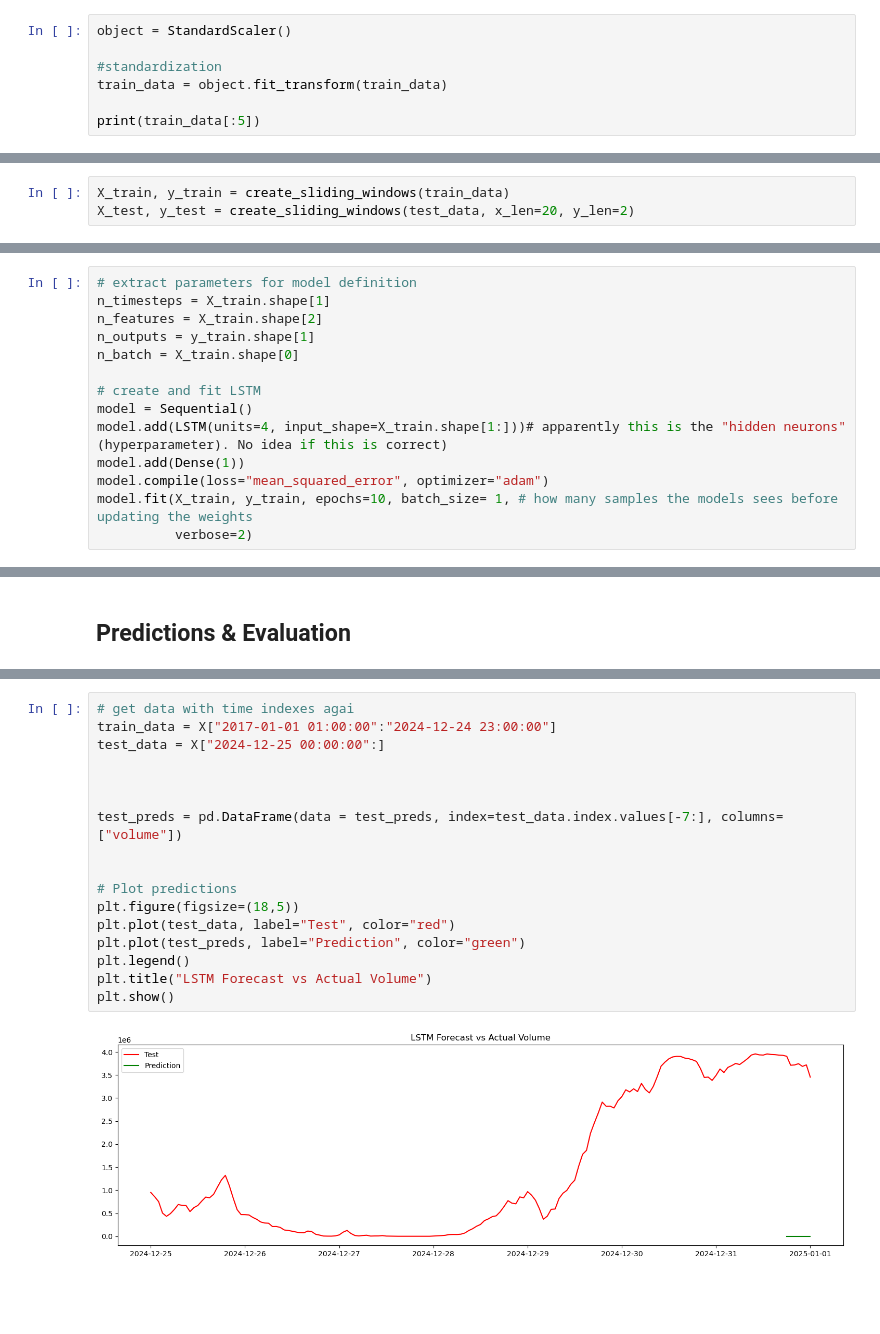
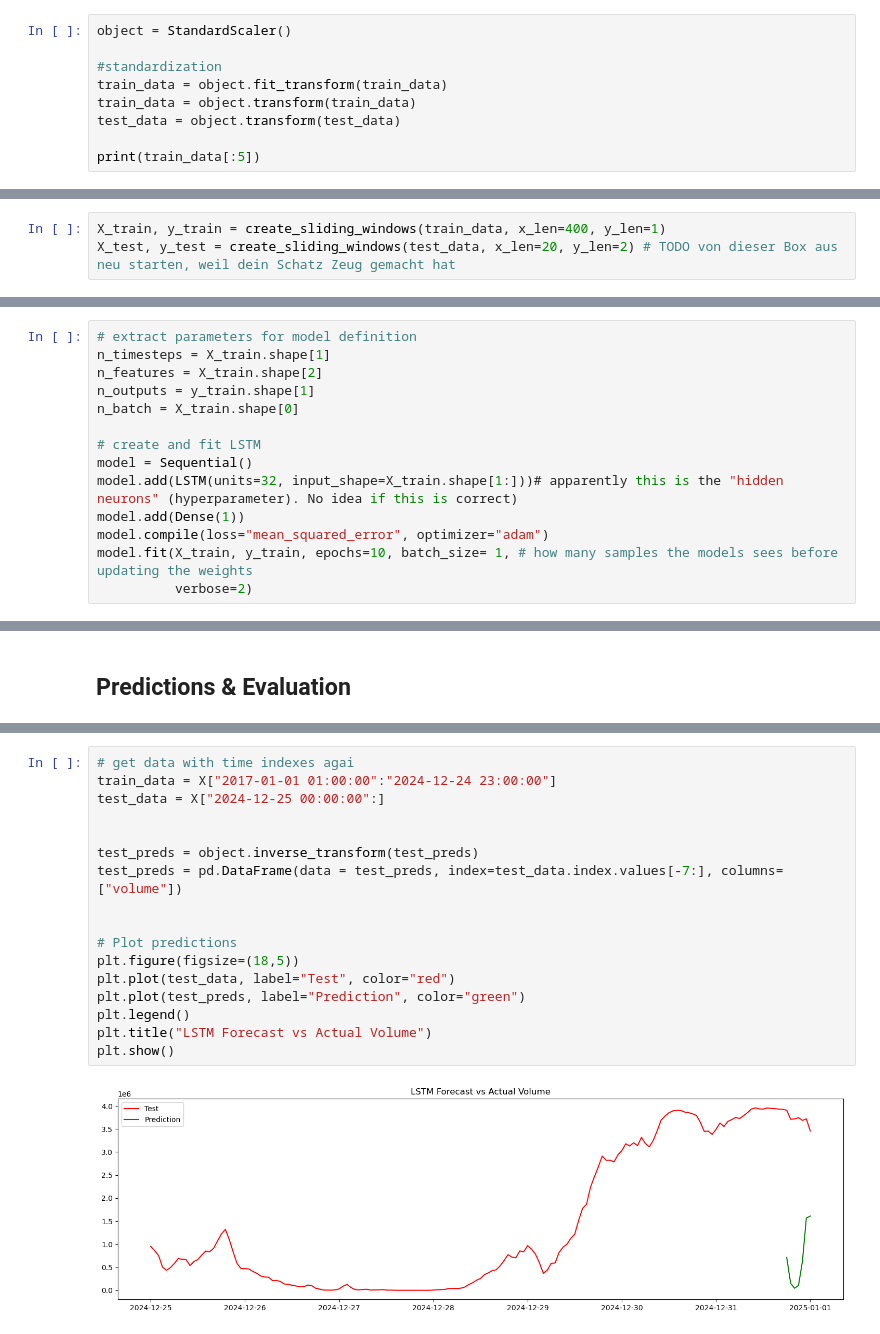
Before and after one commit to benrodion/Watts-next, a Jupyter notebook: LSTM.ipynb, the cells around one changed output, grey strips where cells are left out. Cells and saved outputs as stored; diff of their text form; blank space fills up the shorter version.

Commit message:
slightly improved LSTM

```diff
--- a/LSTM.ipynb
+++ b/LSTM.ipynb
@@ -124,6 +127,8 @@ object = StandardScaler()
 
 #standardization
 train_data = object.fit_transform(train_data)
+train_data = object.transform(train_data)
+test_data = object.transform(test_data)
 
 print(train_data[:5])
 # %% [output]
@@ -135,8 +140,8 @@ print(train_data[:5])
 # %% [markdown]
 ## Create 3D-dataset
 # %%
-X_train, y_train = create_sliding_windows(train_data)
-X_test, y_test = create_sliding_windows(test_data, x_len=20, y_len=2)
+X_train, y_train = create_sliding_windows(train_data, x_len=400, y_len=1)
+X_test, y_test = create_sliding_windows(test_data, x_len=20, y_len=2) # TODO von dieser Box aus neu starten, weil dein Schatz Zeug gemacht hat
 # %% [markdown]
 ## Model Creation
 # %%
@@ -148,7 +153,7 @@ n_batch = X_train.shape[0]
 
 # create and fit LSTM
 model = Sequential()
-model.add(LSTM(units=4, input_shape=X_train.shape[1:]))# apparently this is the "hidden neurons" (hyperparameter). No idea if this is correct)
+model.add(LSTM(units=32, input_shape=X_train.shape[1:]))# apparently this is the "hidden neurons" (hyperparameter). No idea if this is correct)
 model.add(Dense(1))
 model.compile(loss="mean_squared_error", optimizer="adam")
 model.fit(X_train, y_train, epochs=10, batch_size= 1, # how many samples the models sees before updating the weights
@@ -195,19 +200,19 @@ print(test_score)
 # %%
 # get data with time indexes agai
 train_data = X["2017-01-01 01:00:00":"2024-12-24 23:00:00"]
 test_data = X["2024-12-25 00:00:00":]
 
 
-
+test_preds = object.inverse_transform(test_preds)
 test_preds = pd.DataFrame(data = test_preds, index=test_data.index.values[-7:], columns=["volume"])
 
 
 # Plot predictions
 plt.figure(figsize=(18,5))
 plt.plot(test_data, label="Test", color="red")
 plt.plot(test_preds, label="Prediction", color="green")
 plt.legend()
 plt.title("LSTM Forecast vs Actual Volume")
 plt.show()
 # %% [output]
-[figure, old version]
+[figure, new version]
```
Also changed, not shown: parts of 6 cells of this notebook.
